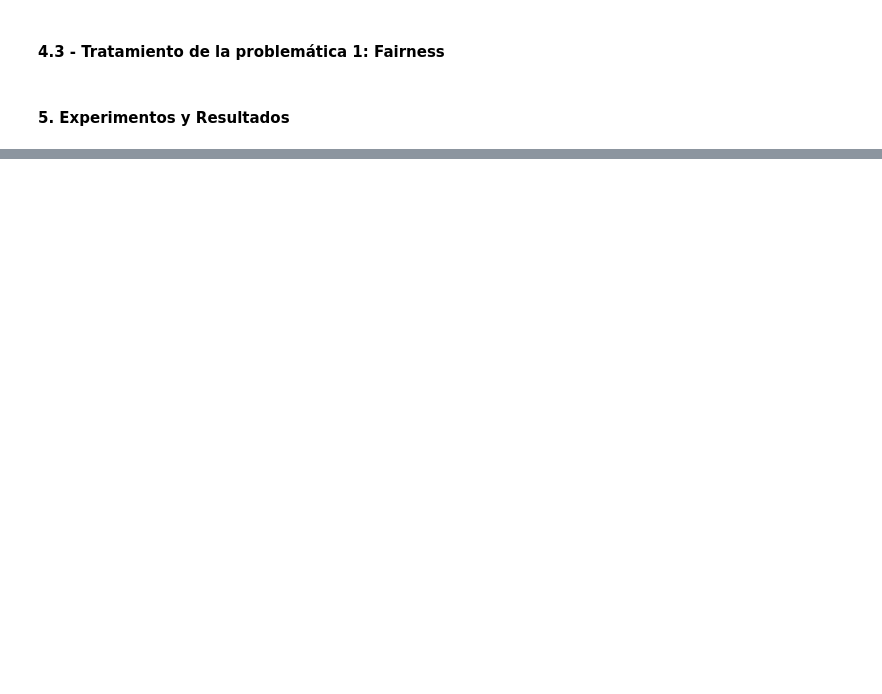
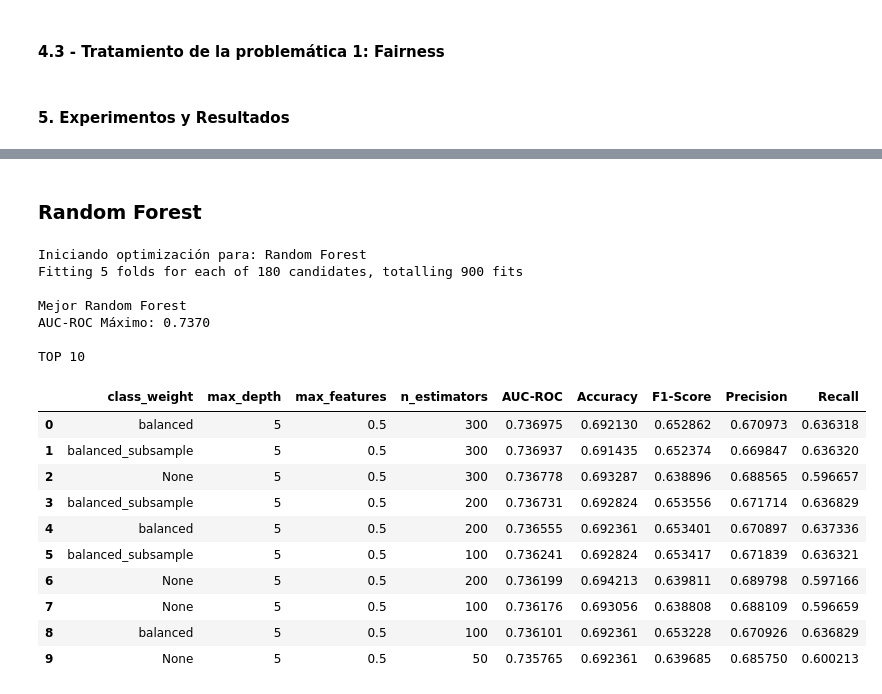
Before and after one commit to dmg131/AA_proyect, a Jupyter notebook: experimentos_y_resultados.ipynb, the cells around one changed output, grey strips where cells are left out. Drawn from its saved outputs; the diff is of its cells as text; code cells hidden in the pictures; blank space fills up the shorter version.

```diff
--- a/experimentos_y_resultados.ipynb
+++ b/experimentos_y_resultados.ipynb
@@ -315,0 +378,40 @@ Parameters: { "use_label_encoder" } are not used.
+# %% [markdown]
+### Random Forest
+# %%
+param_grid_rf = {
+    'classifier__n_estimators': [50, 100, 200, 300],
+    'classifier__max_depth': [2, 3, 5, 7, 10],
+    'classifier__max_features': ['sqrt', 'log2', 0.5], # 0.5 significa que usa el 50% de las variables
+    'classifier__class_weight': [None, 'balanced', 'balanced_subsample']
+}
+
+mejor_modelo_rf, df_top10_rf, resumen_rf = optimizar_modelo(
+    nombre_modelo="Random Forest",
+    estimador=RandomForestClassifier(random_state=42),
+    param_grid=param_grid_rf,
+    preprocessor=preprocessor,
+    X_train=X_train,
+    y_train=y_train
+)
+
+print("\nTOP 10")
+display(df_top10_rf)
+# %% [output]
+Iniciando optimización para: Random Forest
+Fitting 5 folds for each of 180 candidates, totalling 900 fits
+
+Mejor Random Forest
+AUC-ROC Máximo: 0.7370
+
+TOP 10
+|  | class_weight | max_depth | max_features | n_estimators | AUC-ROC | Accuracy | F1-Score | Precision | Recall |
+| 0 | balanced | 5 | 0.5 | 300 | 0.736975 | 0.692130 | 0.652862 | 0.670973 | 0.636318 |
+| 1 | balanced_subsample | 5 | 0.5 | 300 | 0.736937 | 0.691435 | 0.652374 | 0.669847 | 0.636320 |
+| 2 | None | 5 | 0.5 | 300 | 0.736778 | 0.693287 | 0.638896 | 0.688565 | 0.596657 |
+| 3 | balanced_subsample | 5 | 0.5 | 200 | 0.736731 | 0.692824 | 0.653556 | 0.671714 | 0.636829 |
+| 4 | balanced | 5 | 0.5 | 200 | 0.736555 | 0.692361 | 0.653401 | 0.670897 | 0.637336 |
+| 5 | balanced_subsample | 5 | 0.5 | 100 | 0.736241 | 0.692824 | 0.653417 | 0.671839 | 0.636321 |
+| 6 | None | 5 | 0.5 | 200 | 0.736199 | 0.694213 | 0.639811 | 0.689798 | 0.597166 |
+| 7 | None | 5 | 0.5 | 100 | 0.736176 | 0.693056 | 0.638808 | 0.688109 | 0.596659 |
+| 8 | balanced | 5 | 0.5 | 100 | 0.736101 | 0.692361 | 0.653228 | 0.670926 | 0.636829 |
+| 9 | None | 5 | 0.5 | 50 | 0.735765 | 0.692361 | 0.639685 | 0.685750 | 0.600213 |
```
Also changed, not shown: parts of 13 cells of this notebook.
